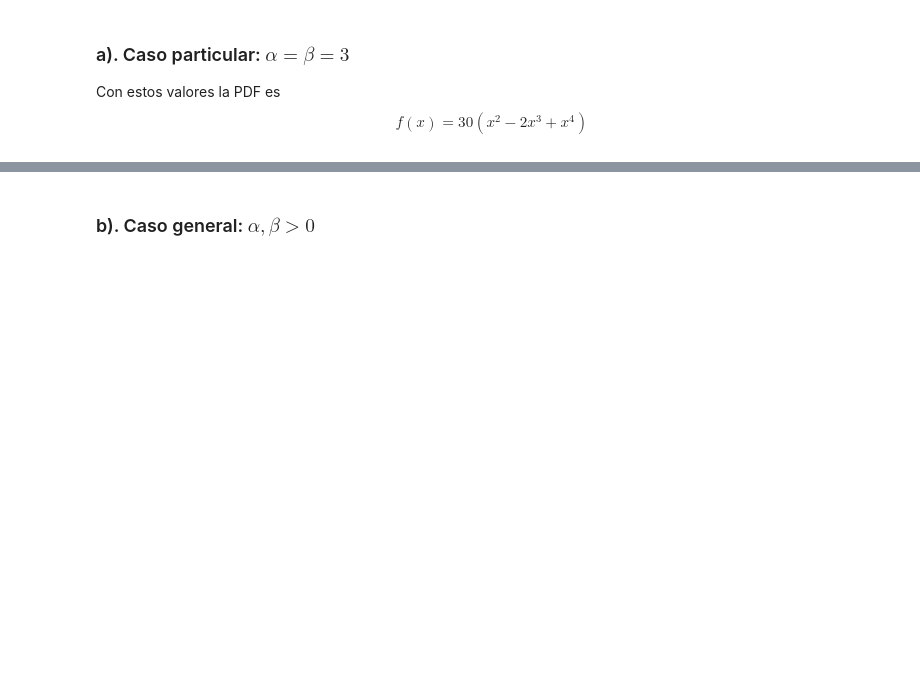
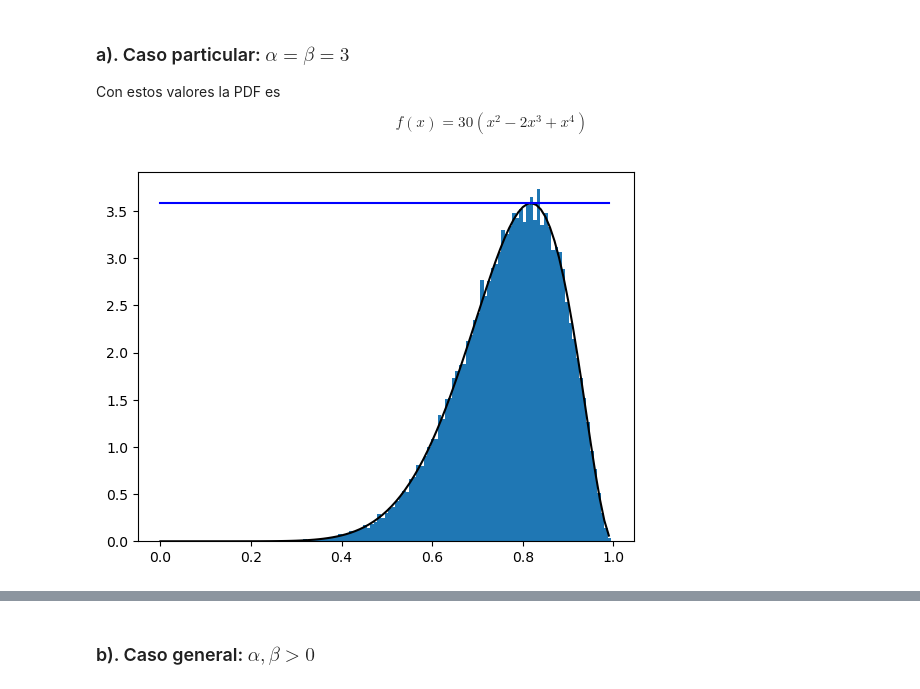
Before and after one commit to adrianhb01/SPF-2023-I, a Jupyter notebook: TEMA-2/Clase10_MetodoAceptacionRechazo.ipynb, the cells around one changed output, grey strips where cells are left out. Saved outputs shown, nothing was run; the diff lists cells and outputs as text; code cells hidden in the pictures; blank space fills up the shorter version.

```diff
--- a/TEMA-2/Clase10_MetodoAceptacionRechazo.ipynb
+++ b/TEMA-2/Clase10_MetodoAceptacionRechazo.ipynb
@@ -170,3 +182,18 @@ def Acep_rechazo(R2:'Variables distruidas U~U(0,1)',
+# %%
+N = 200000 # número de puntos a simular
+# Como estoy tomando t(x) constante solo es necesario generar valores aleatorios U~(0,1)
+R2 = np.random.rand(N)
+R1 = np.random.rand(N)
+
+x2 = np.arange(0,1,0.01)
+
+plt.plot(x2,f(x2),'k')
+plt.plot(x2,t(x2),'b')
+
+x = Acep_rechazo3(R2, R1, f, t)
+plt.hist(x, bins=100, density=True);
+# %% [output]
+[figure, added]
 # %%
 # Ilustración del método de aceptación y rechazo cuando se toma t(x) constante
 
```
Also changed, not shown: parts of 3 cells of this notebook, 1 other file.
